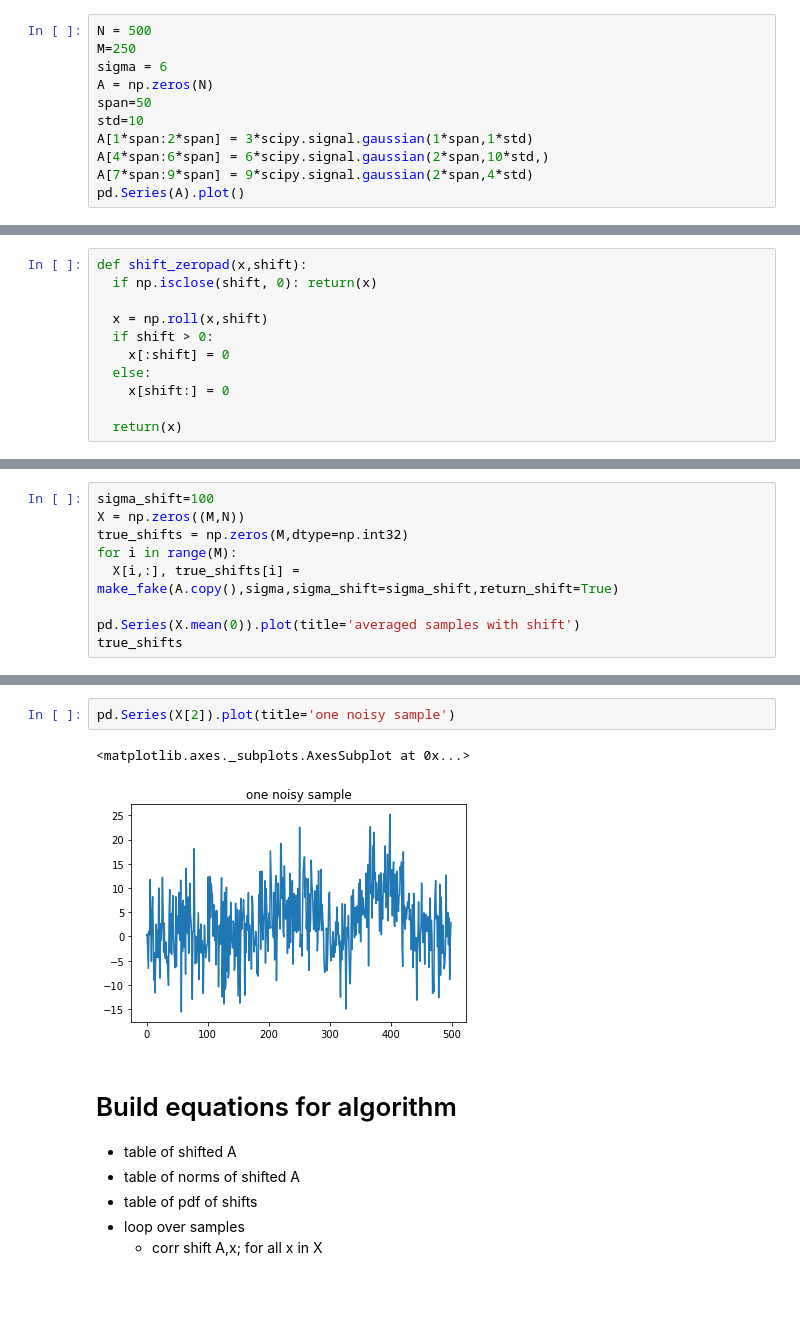
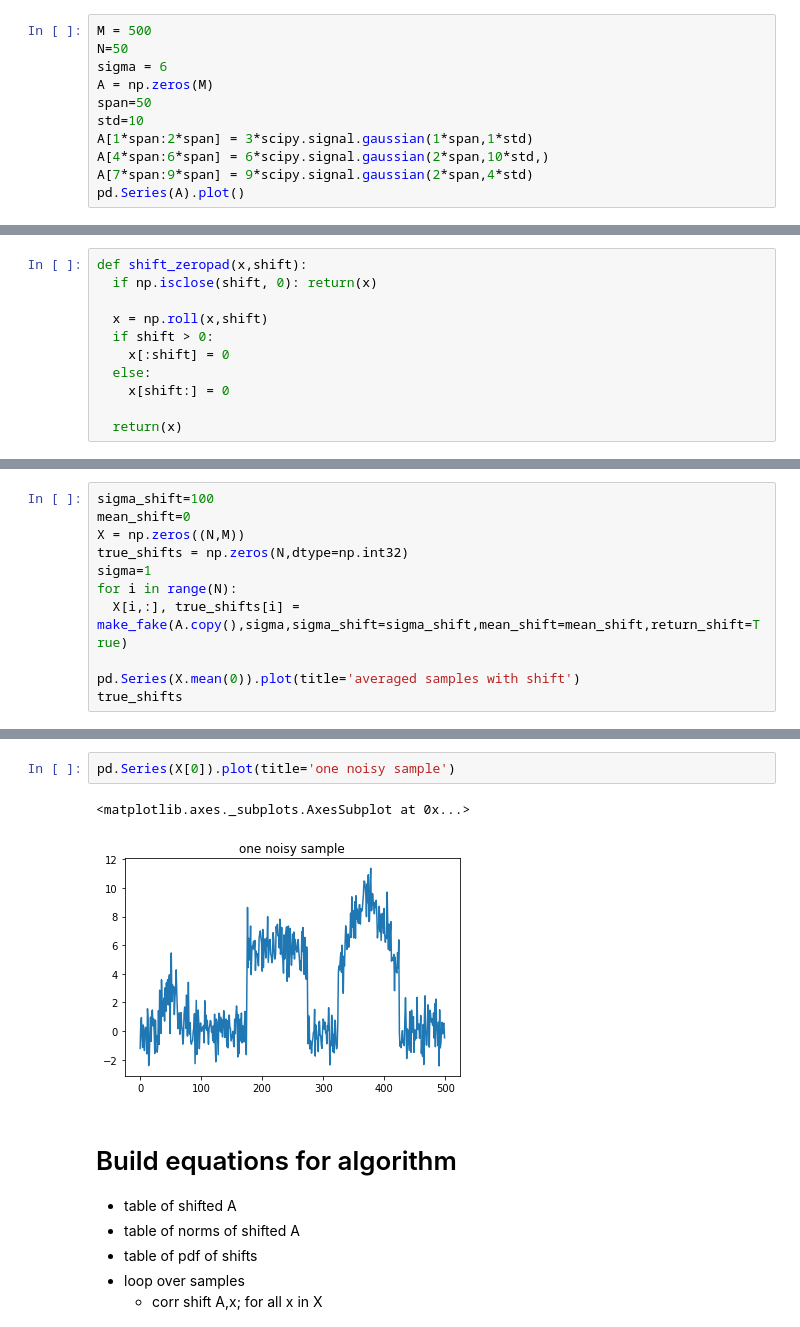
Before and after one commit to geoffwoollard/learn_cryoem_math, a Jupyter notebook: nb/1d_class.ipynb, the cells around one changed output, grey strips where cells are left out. Cells and saved outputs as stored; diff of their text form; blank space fills up the shorter version.

```diff
--- a/nb/1d_class.ipynb
+++ b/nb/1d_class.ipynb
@@ -17,8 +19,8 @@ import matplotlib.pyplot as plt
 # %%
-N = 500
-M=250
+M = 500
+N=50
 sigma = 6
-A = np.zeros(N)
+A = np.zeros(M)
 span=50
 std=10
 A[1*span:2*span] = 3*scipy.signal.gaussian(1*span,1*std)
@@ -48,10 +50,12 @@ def make_fake(A,sigma,sigma_shift,return_shift=False):
   else: return(x)
 # %%
 sigma_shift=100
-X = np.zeros((M,N))
-true_shifts = np.zeros(M,dtype=np.int32)
-for i in range(M):
-  X[i,:], true_shifts[i] = make_fake(A.copy(),sigma,sigma_shift=sigma_shift,return_shift=True)
+mean_shift=0
+X = np.zeros((N,M))
+true_shifts = np.zeros(N,dtype=np.int32)
+sigma=1
+for i in range(N):
+  X[i,:], true_shifts[i] = make_fake(A.copy(),sigma,sigma_shift=sigma_shift,mean_shift=mean_shift,return_shift=True)
 
 pd.Series(X.mean(0)).plot(title='averaged samples with shift')
 true_shifts
@@ -77,8 +69,8 @@ array([ 107,  -86,  -14,  -20,  114,   51,  -14,   18,  -51,  -91,  -30,
 # %%
-pd.Series(X[2]).plot(title='one noisy sample')
+pd.Series(X[0]).plot(title='one noisy sample')
 # %% [output]
 <matplotlib.axes._subplots.AxesSubplot at 0x...>
-[figure, old version]
+[figure, new version]
 # %% [markdown]
 # Build equations for algorithm
 - table of shifted A
```
Also changed, not shown: parts of 55 cells of this notebook.
